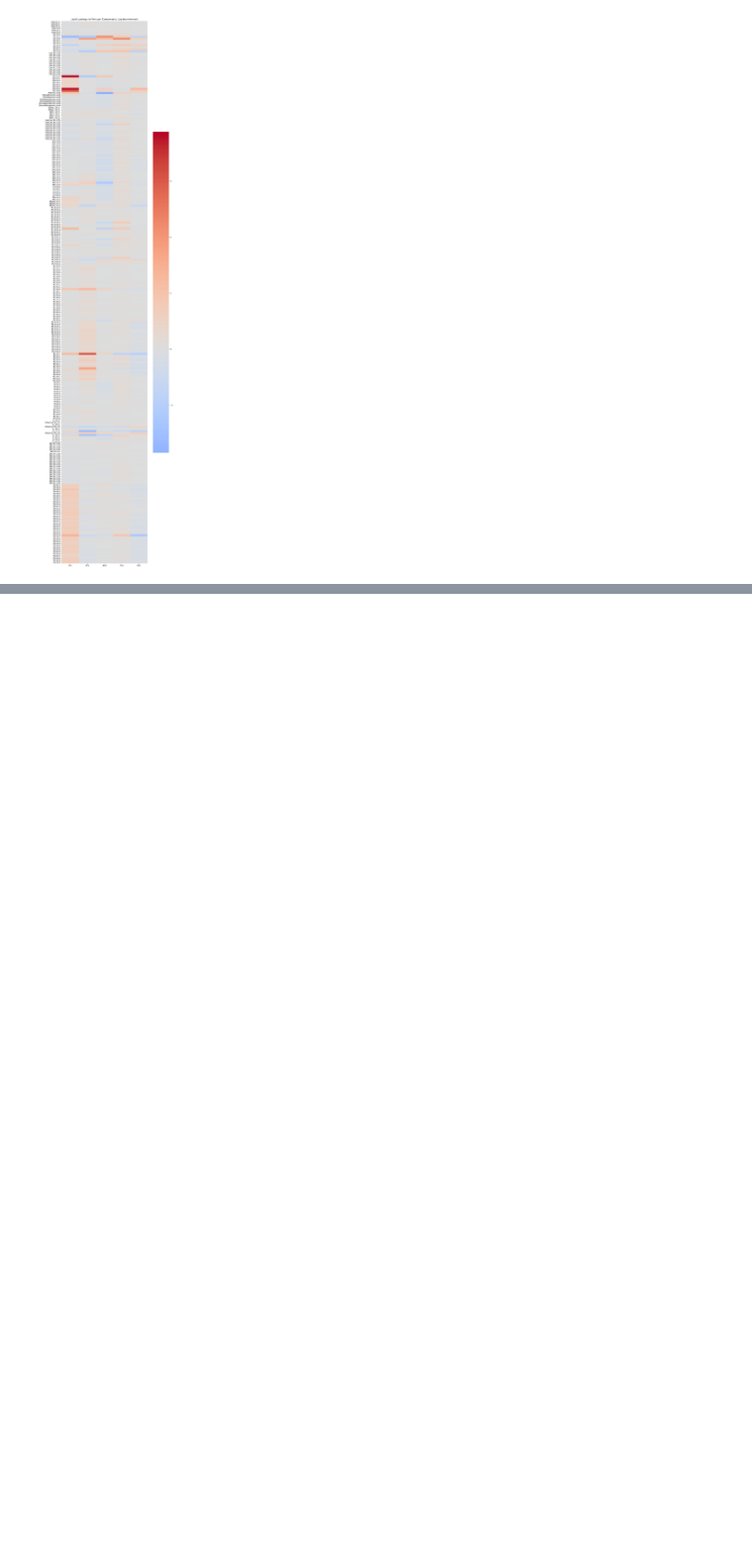
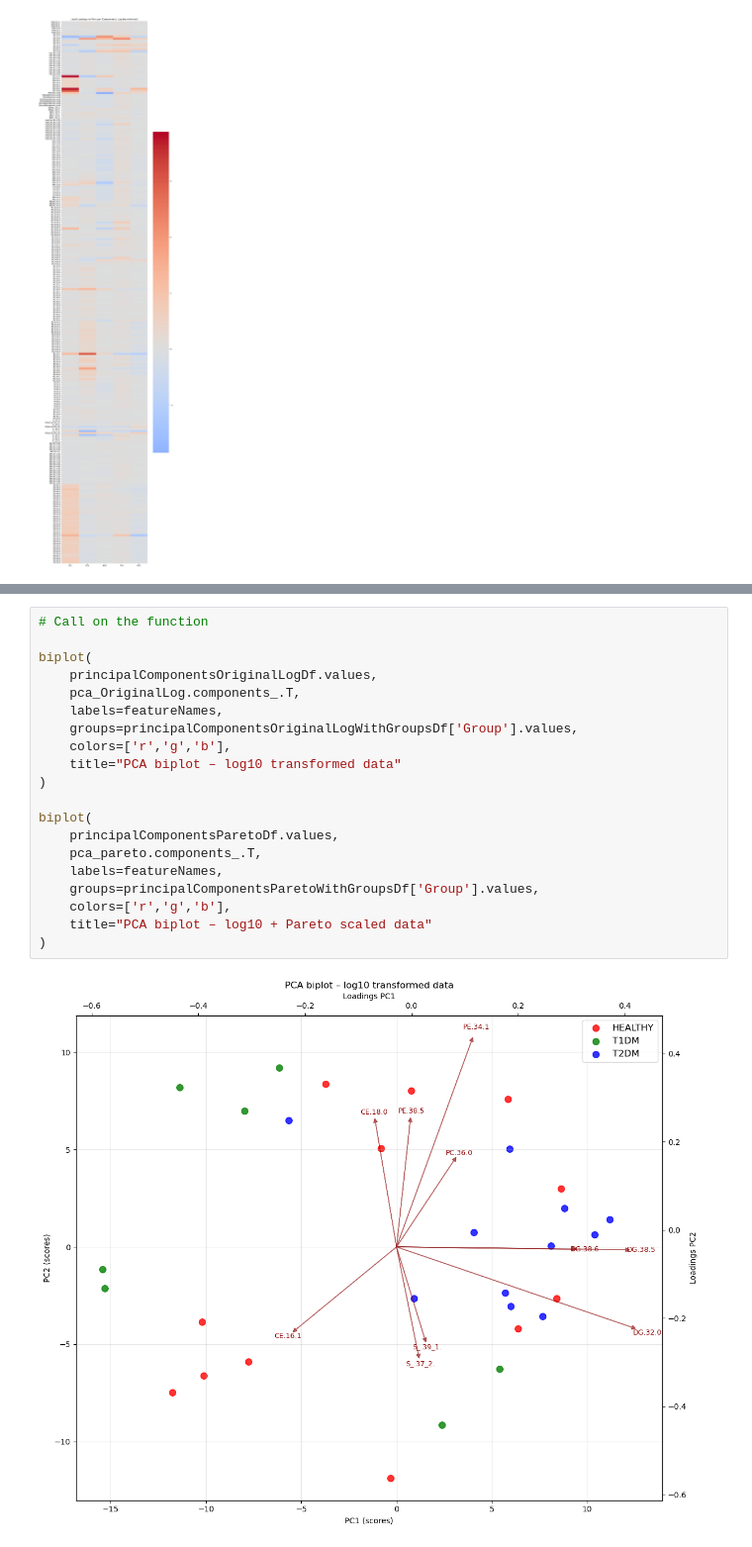
Before and after one commit to hafarah/Targeted_Lipidomics_Pancreas, a Jupyter notebook: Data_cleaning_transformation.ipynb, the cells around one changed output, grey strips where cells are left out. Shown at 99% size. Drawn from its saved outputs; the diff is of its cells as text; blank space fills up the shorter version.

Commit message:
Corrected the PCA biplot and will now move onto PLS-DA

```diff
--- a/Data_cleaning_transformation.ipynb
+++ b/Data_cleaning_transformation.ipynb
@@ -792,0 +869,22 @@ biplot(principalComponentsOriginalLogDf.values,
+# %%
+# Call on the function
+
+biplot(
+    principalComponentsOriginalLogDf.values,
+    pca_OriginalLog.components_.T,
+    labels=featureNames,
+    groups=principalComponentsOriginalLogWithGroupsDf['Group'].values,
+    colors=['r','g','b'],
+    title="PCA biplot – log10 transformed data"
+)
+
+biplot(
+    principalComponentsParetoDf.values,
+    pca_pareto.components_.T,
+    labels=featureNames,
+    groups=principalComponentsParetoWithGroupsDf['Group'].values,
+    colors=['r','g','b'],
+    title="PCA biplot – log10 + Pareto scaled data"
+)
+# %% [output]
+[figure, added]
```
Also changed, not shown: parts of 5 cells of this notebook.
